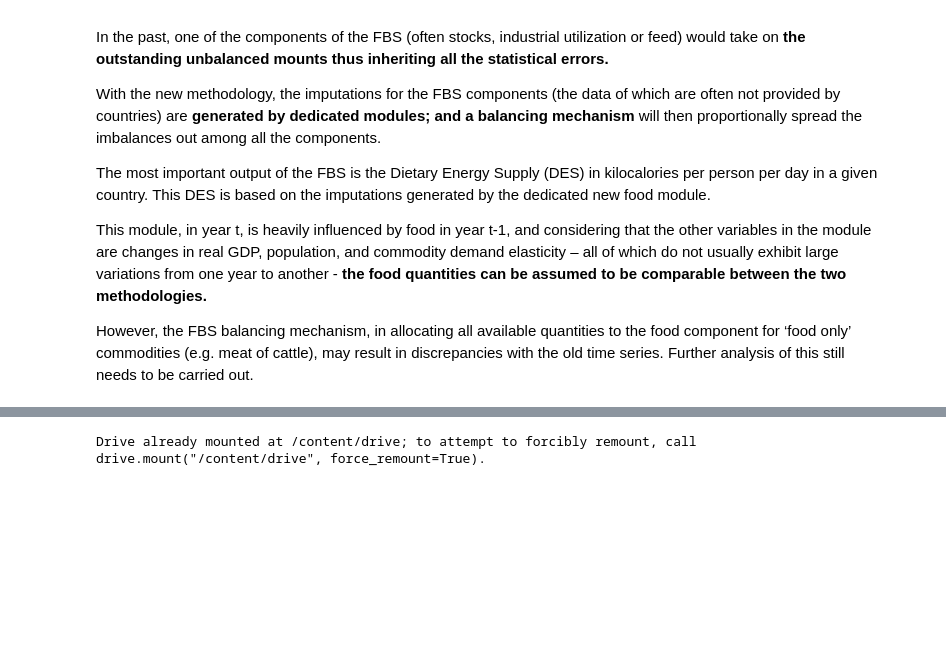
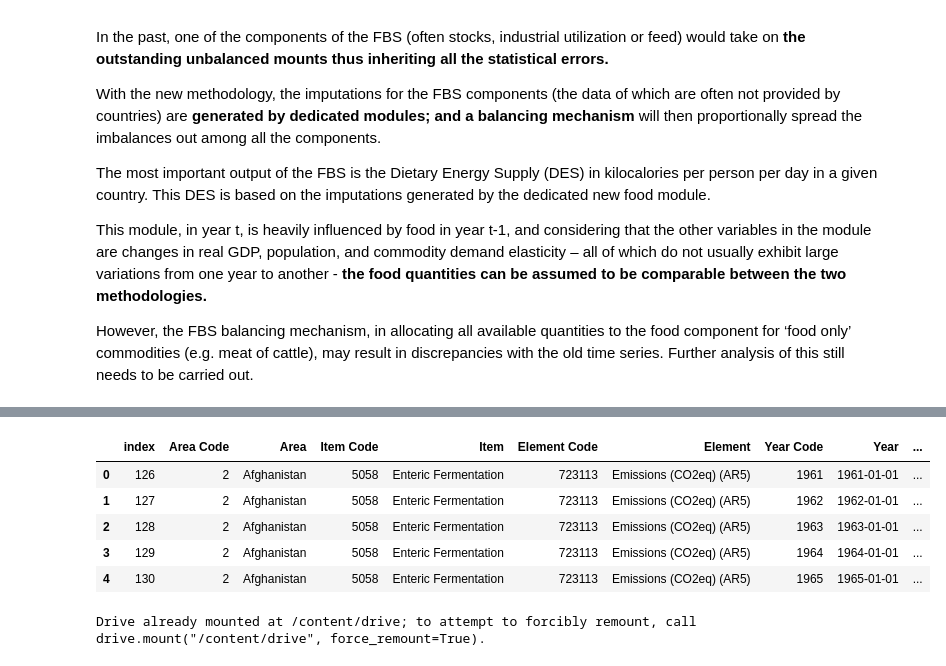
Before and after one commit to RgomezRo/capstone, a Jupyter notebook: Time series.ipynb, the cells around one changed output, grey strips where cells are left out. Cells and saved outputs as stored; diff of their text form; code cells hidden in the pictures; blank space fills up the shorter version.

```diff
--- a/Time series.ipynb
+++ b/Time series.ipynb
@@ -151,3 +149,12 @@ df_waste_disposal["Year"] = pd.to_datetime(df_waste_disposal.Year, format='%Y')
+# %%
+df_emissions.head()
+# %% [output]
+|  | index | Area Code | Area | Item Code | Item | Element Code | Element | Year Code | Year | ... |
+| 0 | 126 | 2 | Afghanistan | 5058 | Enteric Fermentation | 723113 | Emissions (CO2eq) (AR5) | 1961 | 1961-01-01 | ... |
+| 1 | 127 | 2 | Afghanistan | 5058 | Enteric Fermentation | 723113 | Emissions (CO2eq) (AR5) | 1962 | 1962-01-01 | ... |
+| 2 | 128 | 2 | Afghanistan | 5058 | Enteric Fermentation | 723113 | Emissions (CO2eq) (AR5) | 1963 | 1963-01-01 | ... |
+| 3 | 129 | 2 | Afghanistan | 5058 | Enteric Fermentation | 723113 | Emissions (CO2eq) (AR5) | 1964 | 1964-01-01 | ... |
+| 4 | 130 | 2 | Afghanistan | 5058 | Enteric Fermentation | 723113 | Emissions (CO2eq) (AR5) | 1965 | 1965-01-01 | ... |
 # %%
 from google.colab import drive
 drive.mount('/content/drive')
```
Also changed, not shown: parts of 19 cells of this notebook.
